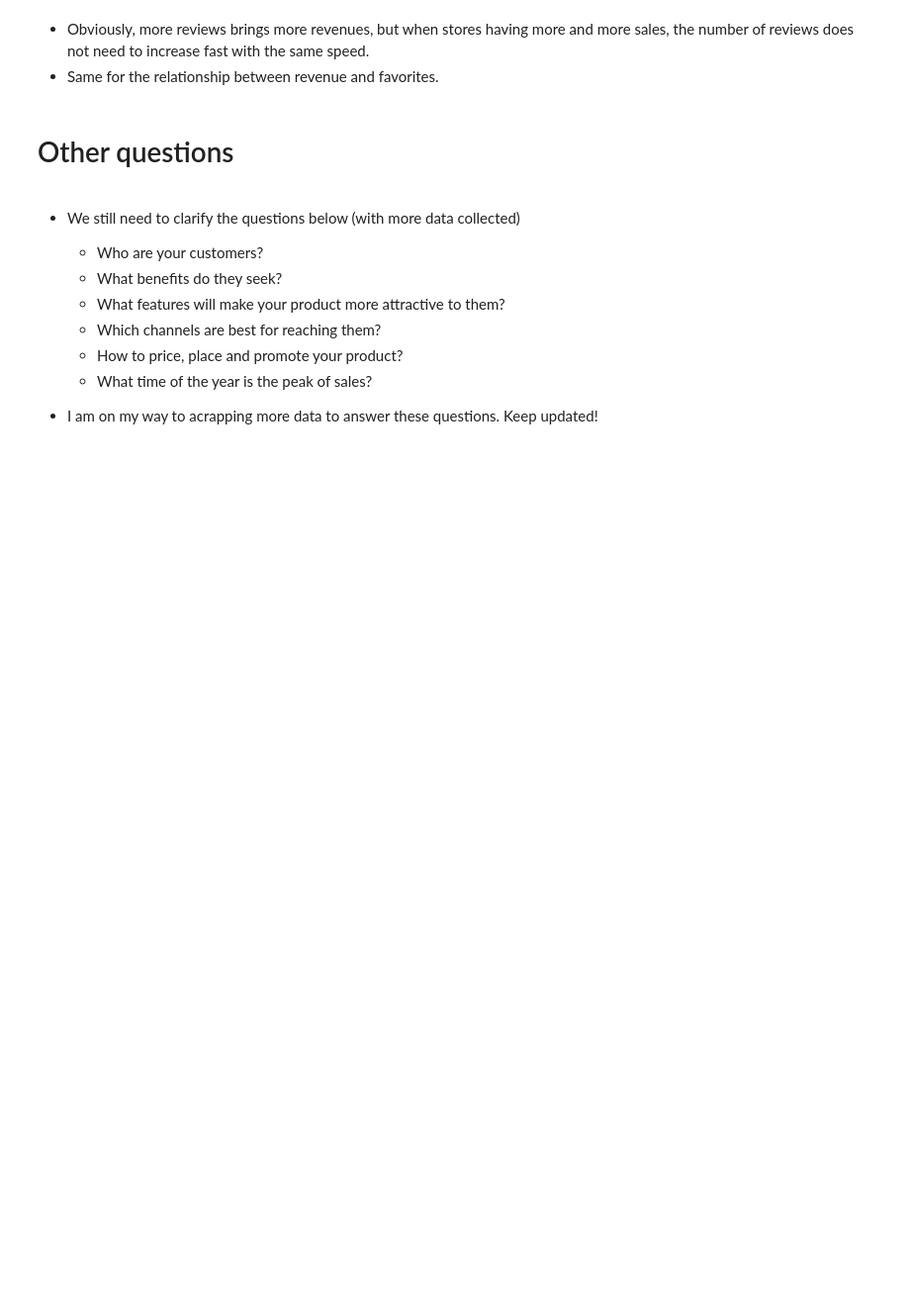
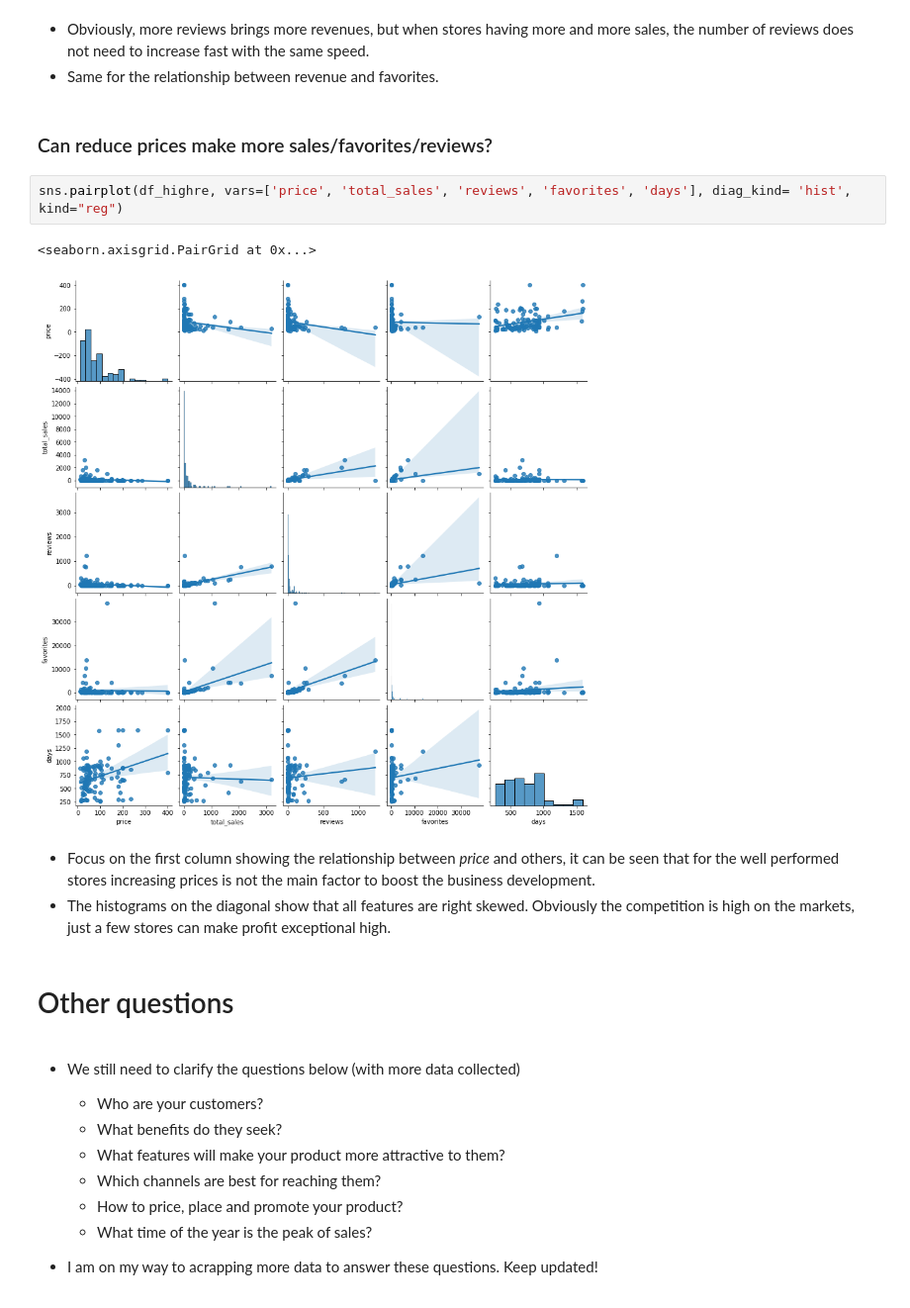
Before and after one commit to minhtrang4078/Pre-launching-insights-for-a-handmade-product-on-Etsy, a Jupyter notebook: pre-launching-insights-a-handmade-product-etsy.ipynb, the cells around one changed output. Shown at 99% size. Cells and saved outputs as stored; diff of their text form; blank space fills up the shorter version.

Commit message:
Kaggle Notebook | Market insights for a store (pre-launching) | Version 5

```diff
--- a/pre-launching-insights-a-handmade-product-etsy.ipynb
+++ b/pre-launching-insights-a-handmade-product-etsy.ipynb
@@ -600,6 +625,16 @@ Text(0, 0.5, 'Number of favorites')
 # %% [markdown]
 - Obviously, more reviews brings more revenues, but when stores having more and more sales, the number of reviews does not need to increase fast with the same speed.
 - Same for the relationship between revenue and favorites.
+# %% [markdown]
+### Can reduce prices make more sales/favorites/reviews?
+# %%
+sns.pairplot(df_highre, vars=['price', 'total_sales', 'reviews', 'favorites', 'days'], diag_kind= 'hist', kind="reg")
+# %% [output]
+<seaborn.axisgrid.PairGrid at 0x...>
+[figure, added]
+# %% [markdown]
+- Focus on the first column showing the relationship between *price* and others, it can be seen that for the well performed stores increasing prices is not the main factor to boost the business development.
+- The histograms on the diagonal show that all features are right skewed. Obviously the competition is high on the markets, just a few stores can make profit exceptional high.
 # %% [markdown]
 # Other questions
 # %% [markdown]
```
Also changed, not shown: parts of 8 cells of this notebook.
